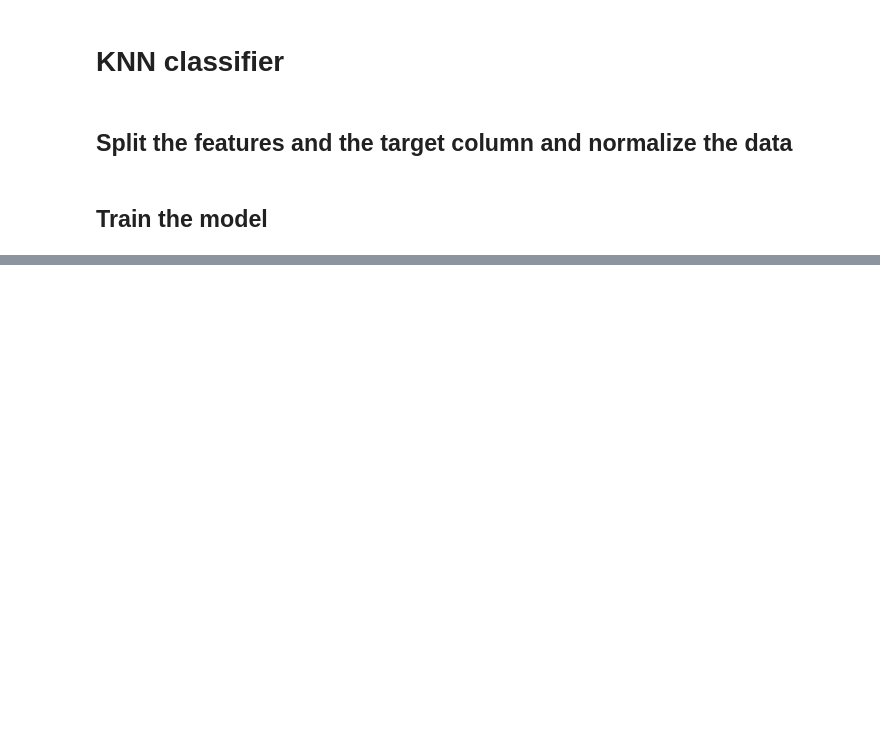
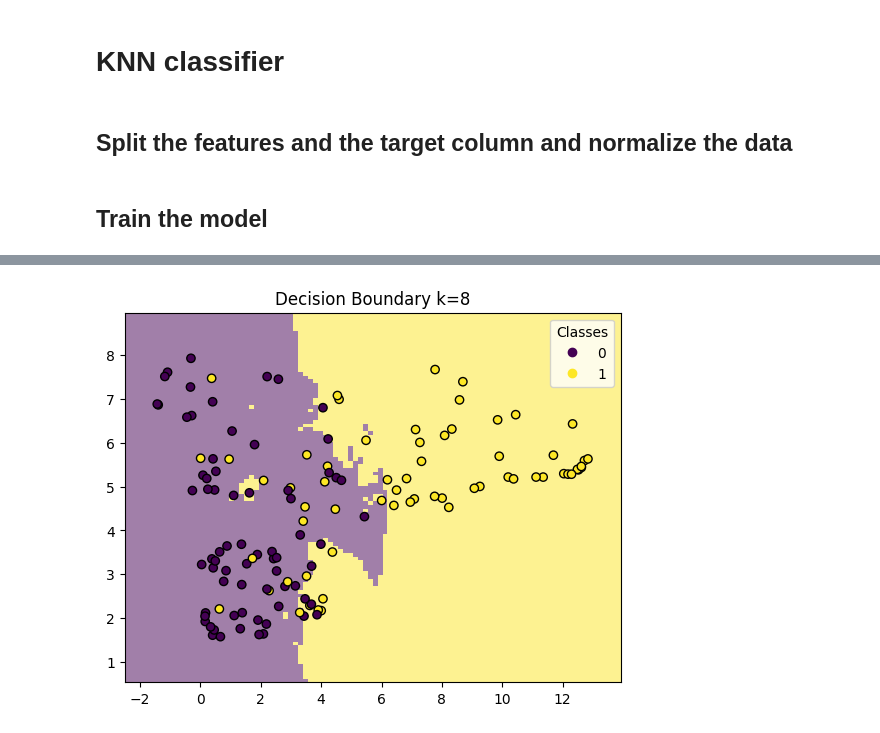
Before and after one commit to neiios/dtmm-task-4, a Jupyter notebook: knn.ipynb, the cells around one changed output, grey strips where cells are left out. Drawn from its saved outputs; the diff is of its cells as text; code cells hidden in the pictures; blank space fills up the shorter version.

Commit message:
Update boundary plot

```diff
--- a/knn.ipynb
+++ b/knn.ipynb
@@ -88,36 +90,33 @@ plt.show()
 # %%
 import umap
 
-reducer = umap.UMAP(n_neighbors=5, min_dist=0.3, metric='euclidean')  # Adjust these parameters as needed
+reducer = umap.UMAP()
 X_train_umap = reducer.fit_transform(X_train)
 X_test_umap = reducer.transform(X_test)
 # %%
 import matplotlib.pyplot as plt
 from sklearn.inspection import DecisionBoundaryDisplay
 from sklearn.neighbors import KNeighborsClassifier
 
-_, axs = plt.subplots(ncols=2, figsize=(12, 5))
-
 label_mapping = {'Kecimen': 0, 'Besni': 1}
 y_train_numeric = y_train.map(label_mapping)
 y_test_numeric = y_test.map(label_mapping)
 
-for ax, weights in zip(axs, ("uniform", "distance")):
-    clf = KNeighborsClassifier(n_neighbors=8, weights=weights)
-    clf.fit(X_train_umap, y_train_numeric)
+clf = KNeighborsClassifier(n_neighbors=8, weights="uniform")
+clf.fit(X_train_umap, y_train_numeric)
 
-    disp = DecisionBoundaryDisplay.from_estimator(
-        clf,
-        X_test_umap,
-        response_method="predict",
-        plot_method="pcolormesh",
-        shading="auto",
-        alpha=0.5,
-        ax=ax,
-    )
-    scatter = disp.ax_.scatter(X_test_umap[:, 0], X_test_umap[:, 1], c=y_test_numeric, edgecolors="k")
-    # Update the class names in the legend if necessary
-    disp.ax_.legend(*scatter.legend_elements(), title="Classes")
-    disp.ax_.set_title(f"Decision Boundary (k={8}, weights={weights})")
+disp = DecisionBoundaryDisplay.from_estimator(
+    clf,
+    X_test_umap,
+    response_method="predict",
+    plot_method="pcolormesh",
+    shading="auto",
+    alpha=0.5,
+)
+scatter = disp.ax_.scatter(X_test_umap[:, 0], X_test_umap[:, 1], c=y_test_numeric, edgecolors="k")
+disp.ax_.legend(*scatter.legend_elements(), title="Classes")
+disp.ax_.set_title(f"Decision Boundary k={8}")
 
 plt.show()
+# %% [output]
+[figure, added]
```
Also changed, not shown: parts of 1 cell of this notebook.
